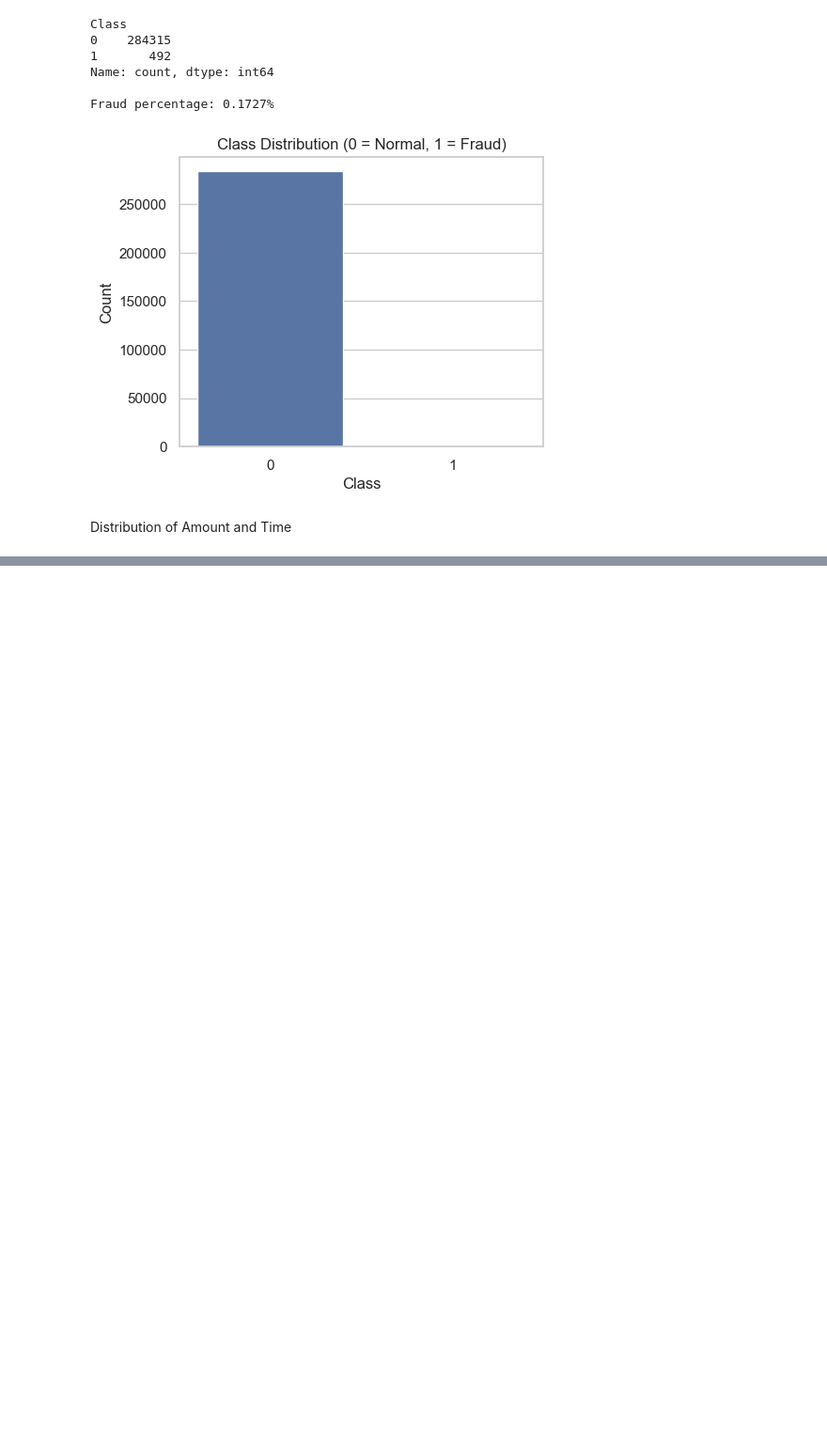
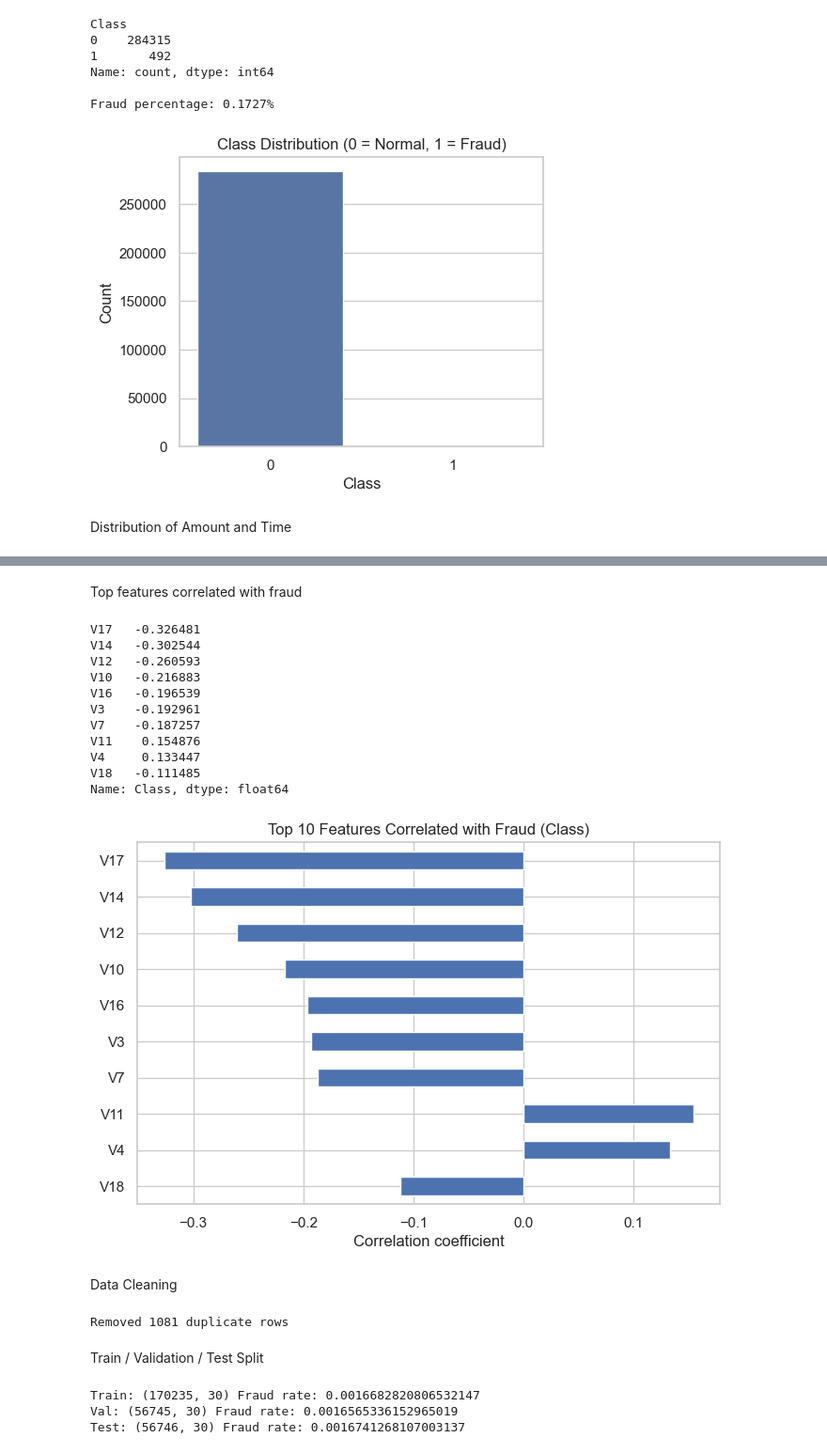
Before and after one commit to Emna-chebbi/logistic-regression-fraud-detection, a Jupyter notebook: logistic-regression-fraud-detection.ipynb, the cells around one changed output, grey strips where cells are left out. Shown at 94% size. Cells and saved outputs as stored; diff of their text form; code cells hidden in the pictures; blank space fills up the shorter version.

```diff
--- a/logistic-regression-fraud-detection.ipynb
+++ b/logistic-regression-fraud-detection.ipynb
@@ -111,0 +131,69 @@ plt.show()
+# %% [markdown]
+Top features correlated with fraud
+# %%
+fraud_corr = corr['Class'].drop('Class').sort_values(key=abs, ascending=False)
+print(fraud_corr.head(10))
+
+plt.figure(figsize=(8,5))
+fraud_corr.head(10).plot(kind='barh')
+plt.title('Top 10 Features Correlated with Fraud (Class)')
+plt.xlabel('Correlation coefficient')
+plt.gca().invert_yaxis()
+plt.show()
+# %% [output]
+V17   -0.326481
+V14   -0.302544
+V12   -0.260593
+V10   -0.216883
+V16   -0.196539
+V3    -0.192961
+V7    -0.187257
+V11    0.154876
+V4     0.133447
+V18   -0.111485
+Name: Class, dtype: float64
+[figure, added]
+# %% [markdown]
+Data Cleaning
+# %%
+#Drop duplicate rows
+before = df.shape[0]
+df = df.drop_duplicates()
+after = df.shape[0]
+print(f"Removed {before - after} duplicate rows")
+# %% [output]
+Removed 1081 duplicate rows
+# %% [markdown]
+Train / Validation / Test Split
+# %%
+# Split the data
+from sklearn.model_selection import train_test_split
+
+X = df.drop('Class', axis=1)
+y = df['Class']
+
+# First split: train+validation vs test (80/20)
+X_temp, X_test, y_temp, y_test = train_test_split(
+    X,
+    y,
+    test_size=0.2,
+    stratify=y,
+    random_state=42
+)
+
+# Second split: train vs validation (60/20/20 overall)
+X_train, X_val, y_train, y_val = train_test_split(
+    X_temp,
+    y_temp,
+    test_size=0.25,
+    stratify=y_temp,
+    random_state=42
+)
+
+print("Train:", X_train.shape, "Fraud rate:", y_train.mean())
+print("Val:", X_val.shape, "Fraud rate:", y_val.mean())
+print("Test:", X_test.shape, "Fraud rate:", y_test.mean())
+# %% [output]
+Train: (170235, 30) Fraud rate: 0.0016682820806532147
+Val: (56745, 30) Fraud rate: 0.0016565336152965019
+Test: (56746, 30) Fraud rate: 0.0016741268107003137
```
Also changed, not shown: parts of 5 cells of this notebook.
